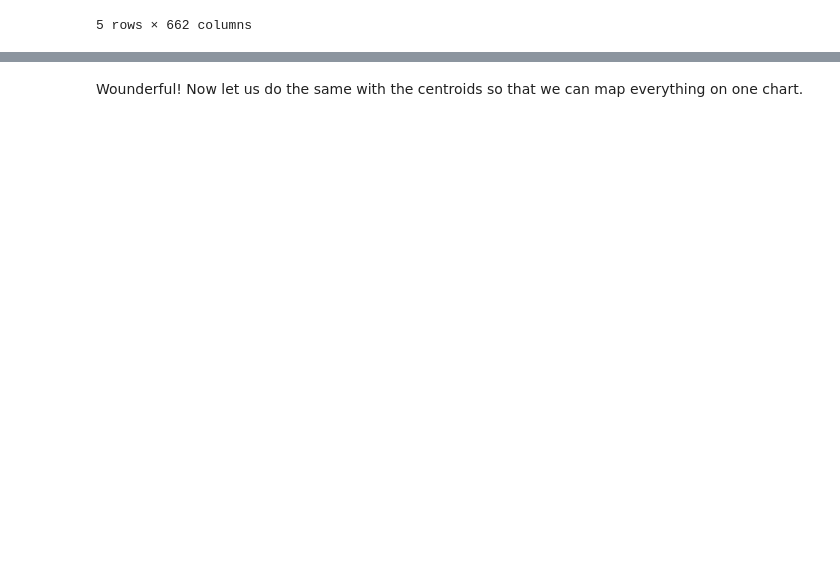
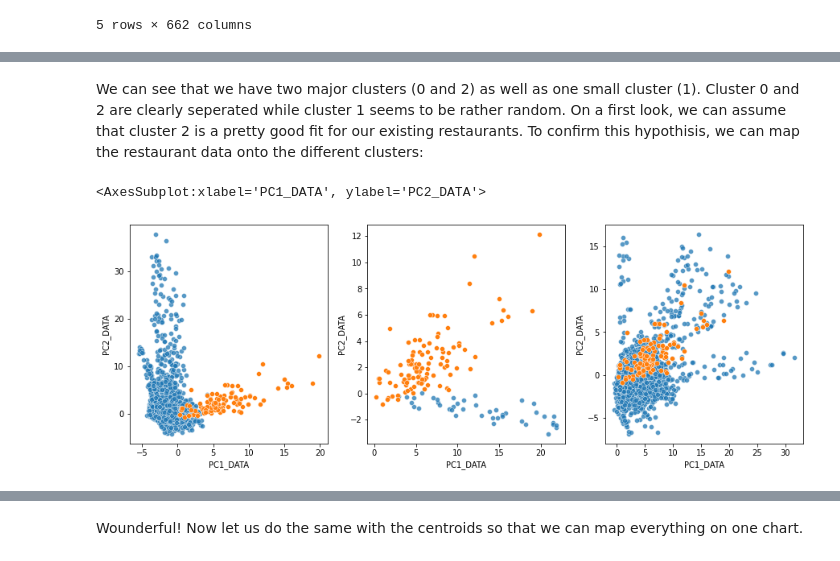
Before and after one commit to Mauricebuettgenbach/battle_of_the_neighborhoods, a Jupyter notebook: THE_BATTLE_OF_NEIHBORHOODS.ipynb, the cells around one changed output, grey strips where cells are left out. Saved outputs shown, nothing was run; the diff lists cells and outputs as text; code cells hidden in the pictures; blank space fills up the shorter version.

```diff
--- a/THE_BATTLE_OF_NEIHBORHOODS.ipynb
+++ b/THE_BATTLE_OF_NEIHBORHOODS.ipynb
@@ -1484,0 +1373,52 @@ existing_restaurant_clusters_reduced.head()
+# %% [markdown]
+We can see that we have two major clusters (0 and 2) as well as one small cluster (1). Cluster 0 and 2 are clearly seperated while cluster 1 seems to be rather random. On a first look, we can assume that cluster 2 is a pretty good fit for our existing restaurants. To confirm this hypothisis, we can map the restaurant data onto the different clusters:
+# %%
+fig, axs = plt.subplots(ncols=3, figsize=(15,5))
+
+# Map against cluster 0
+sns.scatterplot(
+    data=clusters_reduced[clusters_reduced.CLUSTER_LABELS == 0],
+    x="PC1_DATA",
+    y="PC2_DATA",
+    palette=palette,
+    alpha=0.75,
+    ax=axs[0])
+sns.scatterplot(
+    data=data_reduced[data_reduced.COUNTRY == "GERMANY"],
+    x="PC1_DATA",
+    y="PC2_DATA",
+    alpha=1,
+    ax=axs[0])
+
+# Map against cluster 1
+sns.scatterplot(
+    data=clusters_reduced[clusters_reduced.CLUSTER_LABELS == 1],
+    x="PC1_DATA",
+    y="PC2_DATA",
+    palette=palette,
+    alpha=0.75,
+    ax=axs[1])
+sns.scatterplot(
+    data=data_reduced[data_reduced.COUNTRY == "GERMANY"],
+    x="PC1_DATA",
+    y="PC2_DATA",
+    alpha=1,
+    ax=axs[1])
+
+# Map against cluster 1
+sns.scatterplot(
+    data=clusters_reduced[clusters_reduced.CLUSTER_LABELS == 2],
+    x="PC1_DATA",
+    y="PC2_DATA",
+    palette=palette,
+    alpha=0.75,
+    ax=axs[2])
+sns.scatterplot(
+    data=data_reduced[data_reduced.COUNTRY == "GERMANY"],
+    x="PC1_DATA",
+    y="PC2_DATA",
+    alpha=1,
+    ax=axs[2])
+# %% [output]
+<AxesSubplot:xlabel='PC1_DATA', ylabel='PC2_DATA'>
+[figure, added]
```
Also changed, not shown: parts of 43 cells of this notebook.
